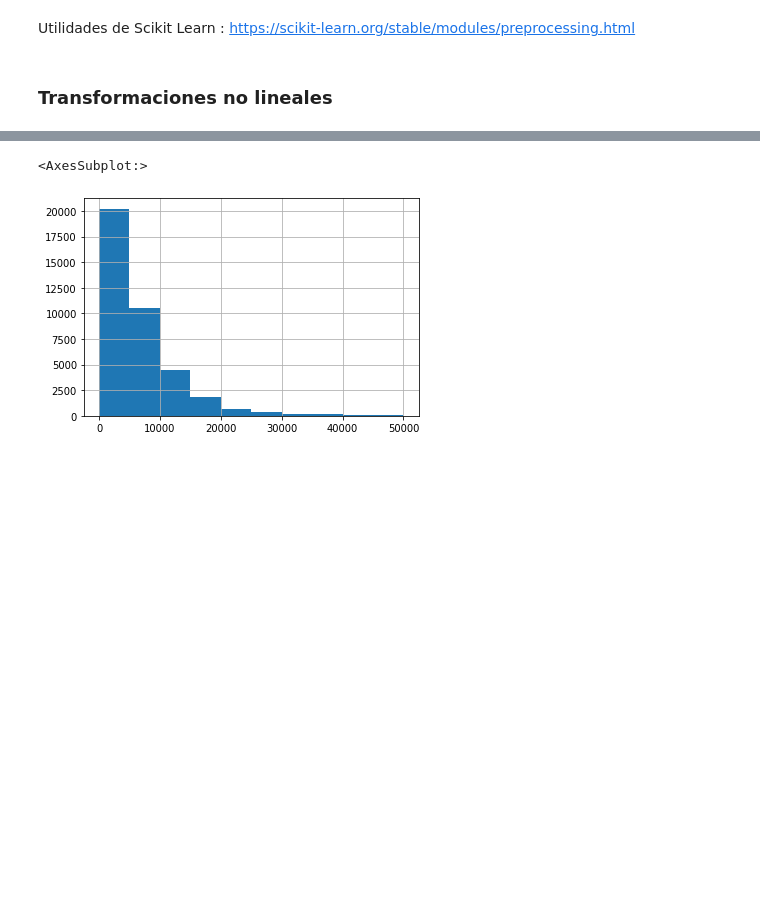
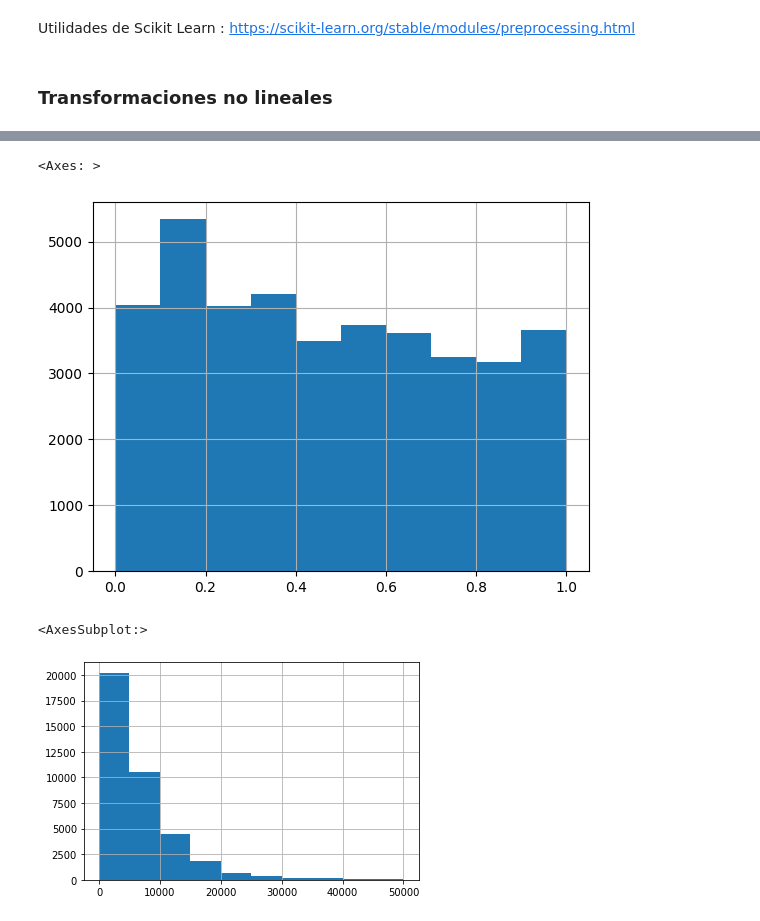
Before and after one commit to DiegoLerma/Estadistica-Descriptiva, a Jupyter notebook: [clase-15]Procesamiento-datos-numericos.ipynb, the cells around one changed output, grey strips where cells are left out. Saved outputs shown, nothing was run; the diff lists cells and outputs as text; code cells hidden in the pictures; blank space fills up the shorter version.

```diff
--- a/[clase-15]Procesamiento-datos-numericos.ipynb
+++ b/[clase-15]Procesamiento-datos-numericos.ipynb
@@ -68,3 +130,9 @@ Utilidades de Scikit Learn : https://scikit-learn.org/stable/modules/preprocessi
+# %%
+p=10000
+df.price_usd.apply(lambda x: np.tanh(x/p)).hist()
+# %% [output]
+<Axes: >
+[figure, added]
 # %%
 df = pd.read_csv('cars.csv')
 # %%
```
Also changed, not shown: parts of 8 cells of this notebook.
